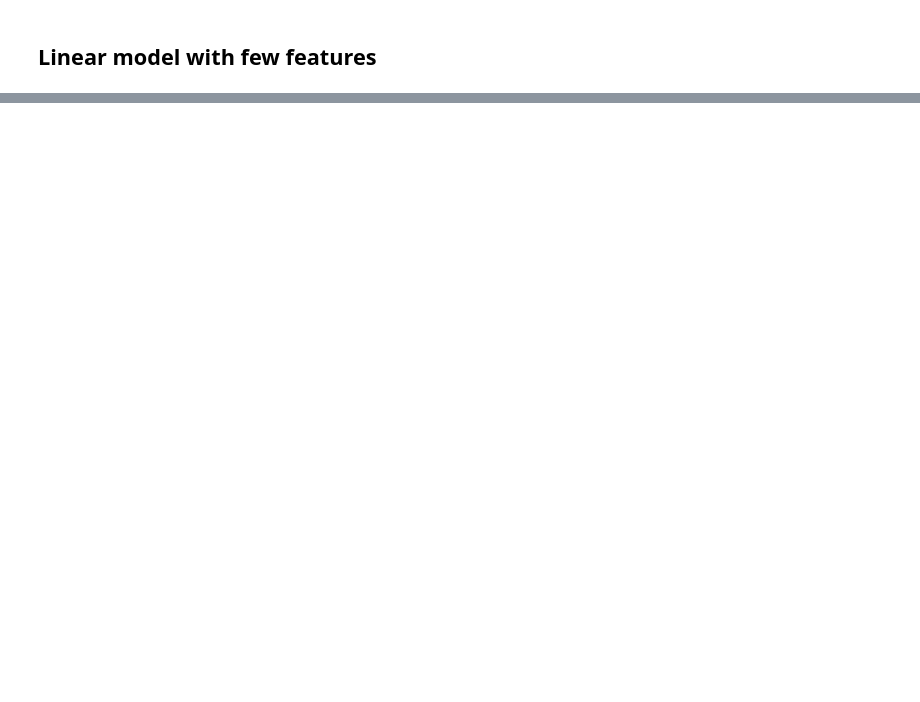
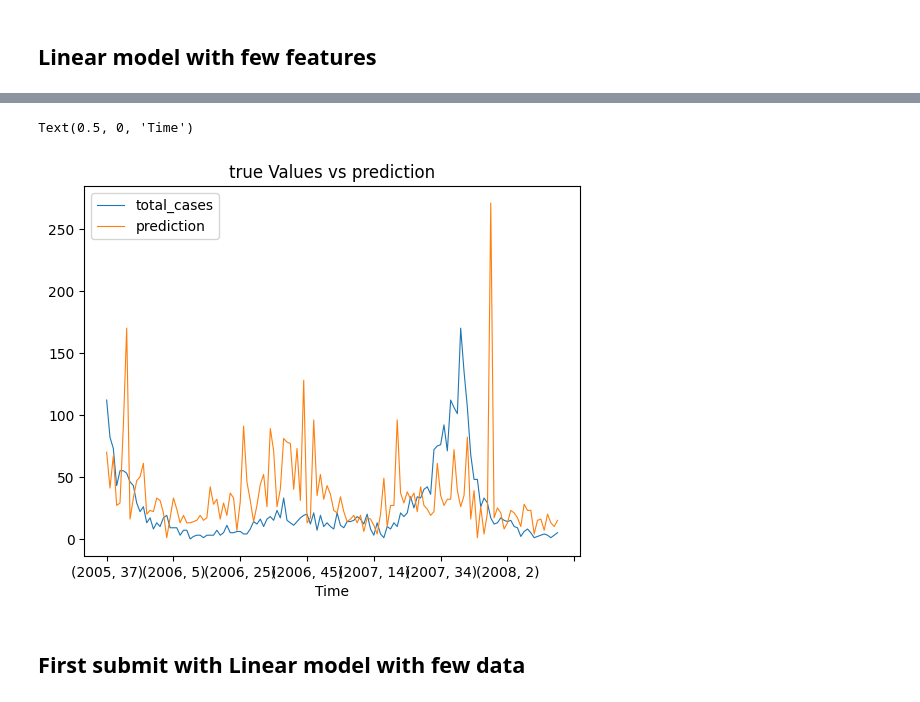
Before and after one commit to WinnieCP/dsr_dengue_minicompetition, a Jupyter notebook: notebooks/Baseline.ipynb, the cells around one changed output, grey strips where cells are left out. Drawn from its saved outputs; the diff is of its cells as text; code cells hidden in the pictures; blank space fills up the shorter version.

```diff
--- a/notebooks/Baseline.ipynb
+++ b/notebooks/Baseline.ipynb
@@ -141,0 +204,12 @@ Text(0.5, 0, 'Time')
+# %%
+def XGBoost_dengue(X_train, Y_train, X_test, features):
+    xg_reg = xgb.XGBRegressor(eval_metric='mae', learning_rate = 0.1,
+                max_depth = 5, alpha = 10, n_estimators = 500)
+    xg_reg.fit(X_train.loc[:, features], Y_train)
+    pred = xg_reg.predict(X_test.loc[:, features])
+    pred = np.around(pred).astype(int)
+    pred[pred <0] = 0
+    return pred
+# %%
+#features = ['reanalysis_specific_humidity_g_per_kg', 'reanalysis_dew_point_temp_k', 'station_avg_temp_c', 'station_min_temp_c']
+features = sj_train_features.columns
@@ -141,0 +222,15 @@ Text(0.5, 0, 'Time')
+# %%
+sj_df_plot = sj_train_labels_subtest.copy()
+sj_df_plot['prediction'] = sj_pred
+# %%
+(sj_df_plot
+     .plot
+     .line(lw=0.8))
+
+plt.title('true Values vs prediction')
+plt.xlabel('Time')
+# %% [output]
+Text(0.5, 0, 'Time')
+[figure, added]
+# %% [markdown]
+## First submit with Linear model with few data
```
Also changed, not shown: parts of 25 cells of this notebook.
